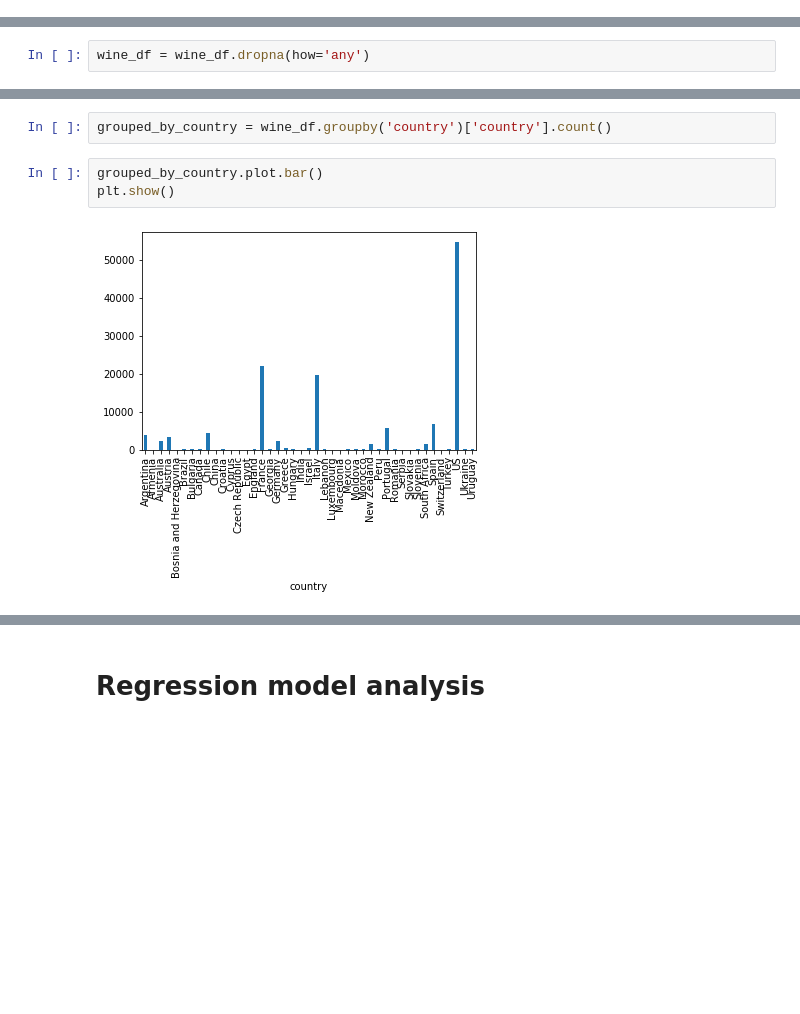
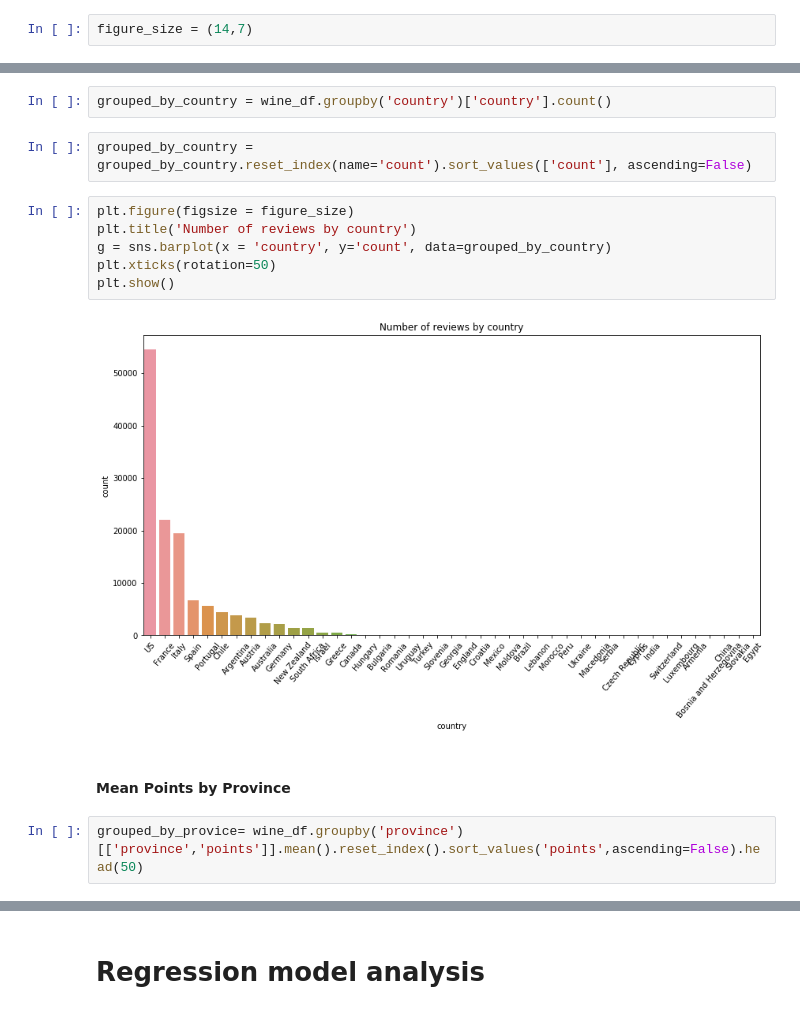
Before and after one commit to edgar971/cs598-stats, a Jupyter notebook: project/project-1.ipynb, the cells around one changed output, grey strips where cells are left out. Cells and saved outputs as stored; diff of their text form; blank space fills up the shorter version.

Commit message:
Add data analysis

```diff
--- a/project/project-1.ipynb
+++ b/project/project-1.ipynb
@@ -4,2 +5,4 @@ import matplotlib.pyplot as plt
+# %%
+figure_size = (14,7)
 # %%
 wine_df = pd.read_csv('data/winemag-data-130k-v2.csv').drop(columns=['Unnamed: 0'])
@@ -10,5 +9,3 @@ len(wine_df)
-# %%
-wine_df = wine_df.dropna(how='any')
 # %% [markdown]
 # Explore data
 # %% [markdown]
@@ -61,8 +58,17 @@ memory usage: 12.9+ MB
 #### Number of reviews grouped by country
 # %%
 grouped_by_country = wine_df.groupby('country')['country'].count()
-# %%
-grouped_by_country.plot.bar()
-plt.show()
-# %% [output]
-[figure, removed]
+# %%
+grouped_by_country = grouped_by_country.reset_index(name='count').sort_values(['count'], ascending=False)
+# %%
+plt.figure(figsize = figure_size)
+plt.title('Number of reviews by country')
+g = sns.barplot(x = 'country', y='count', data=grouped_by_country)
+plt.xticks(rotation=50)
+plt.show()
+# %% [output]
+[figure, added]
+# %% [markdown]
+#### Mean Points by Province
+# %%
+grouped_by_provice= wine_df.groupby('province')[['province','points']].mean().reset_index().sort_values('points',ascending=False).head(50)
```
Also changed, not shown: parts of 25 cells of this notebook.
